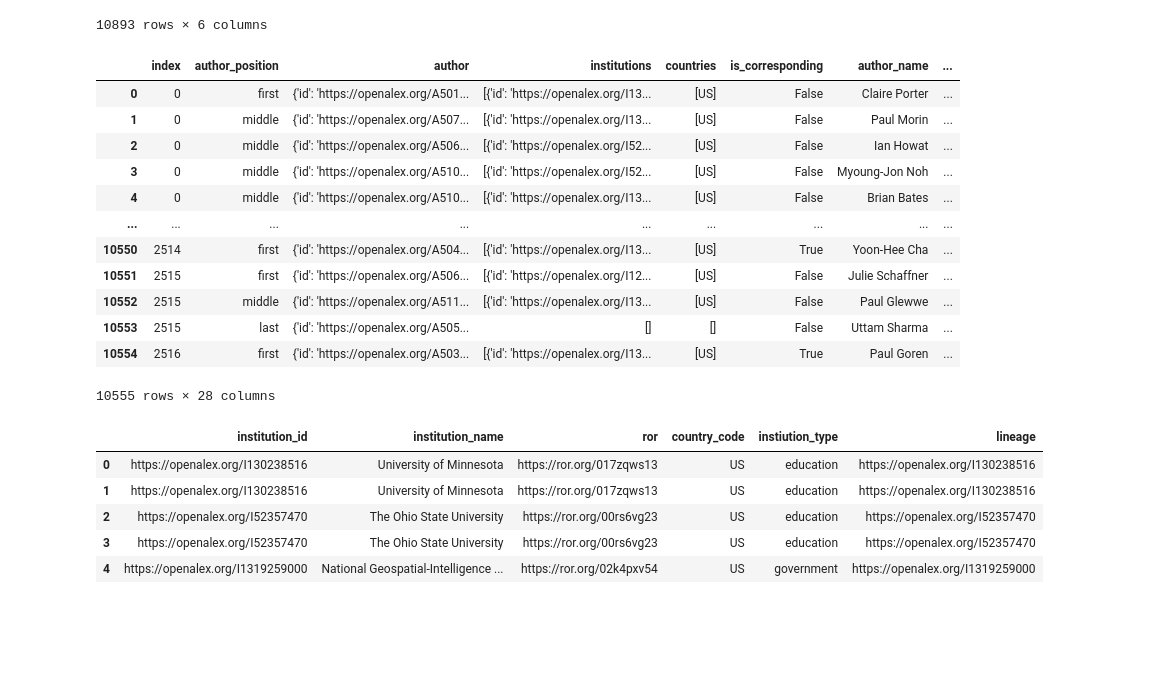
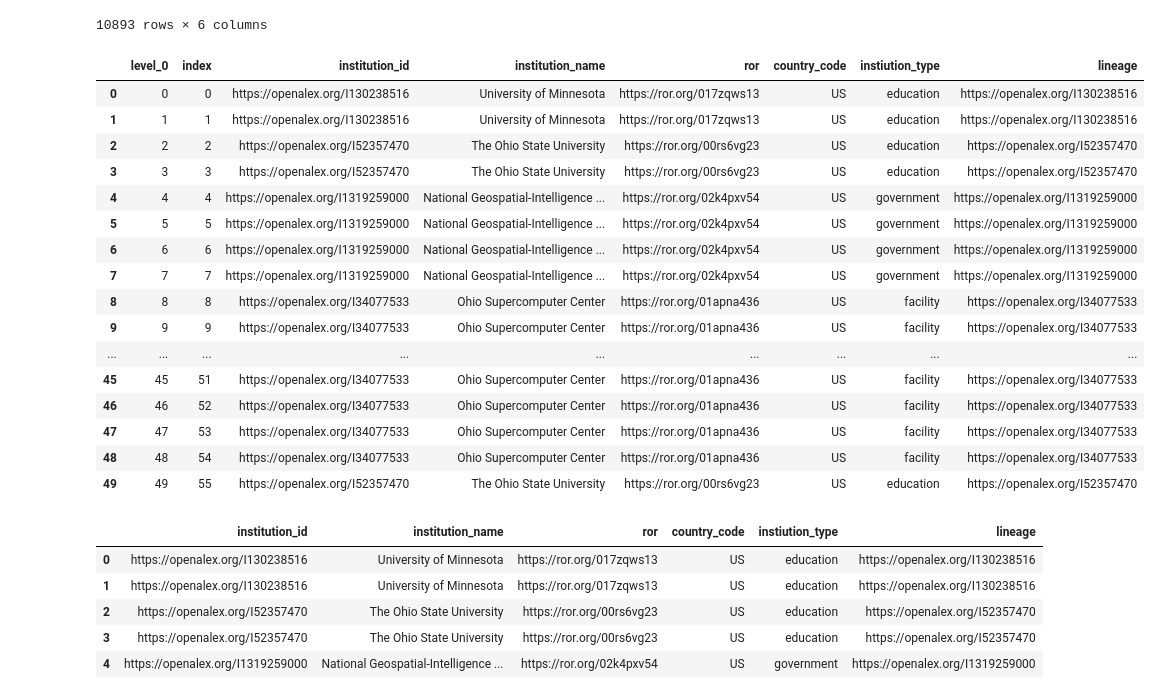
Before and after one commit to senderrr/OpenAlex, a Jupyter notebook: OpenAlex.ipynb, the cells around one changed output. Saved outputs shown, nothing was run; the diff lists cells and outputs as text; code cells hidden in the pictures; blank space fills up the shorter version.

```diff
--- a/OpenAlex.ipynb
+++ b/OpenAlex.ipynb
@@ -326,22 +312,26 @@ institution_df
 | 10552 | https://openalex.org/I130238516 | University of Minnesota | https://ror.org/017zqws13 | US | education | https://openalex.org/I130238516 |
 | 10554 | https://openalex.org/I130238516 | University of Minnesota | https://ror.org/017zqws13 | US | education | https://openalex.org/I130238516 |
 10893 rows × 6 columns
-# %%
-authors_df
-# %% [output]
-|  | index | author_position | author | institutions | countries | is_corresponding | author_name | ... |
-| 0 | 0 | first | {'id': 'https://openalex.org/A501... | [{'id': 'https://openalex.org/I13... | [US] | False | Claire Porter | ... |
-| 1 | 0 | middle | {'id': 'https://openalex.org/A507... | [{'id': 'https://openalex.org/I13... | [US] | False | Paul Morin | ... |
-| 2 | 0 | middle | {'id': 'https://openalex.org/A506... | [{'id': 'https://openalex.org/I52... | [US] | False | Ian Howat | ... |
-| 3 | 0 | middle | {'id': 'https://openalex.org/A510... | [{'id': 'https://openalex.org/I52... | [US] | False | Myoung-Jon Noh | ... |
-| 4 | 0 | middle | {'id': 'https://openalex.org/A510... | [{'id': 'https://openalex.org/I13... | [US] | False | Brian Bates | ... |
-| ... | ... | ... | ... | ... | ... | ... | ... | ... |
-| 10550 | 2514 | first | {'id': 'https://openalex.org/A504... | [{'id': 'https://openalex.org/I13... | [US] | True | Yoon-Hee Cha | ... |
-| 10551 | 2515 | first | {'id': 'https://openalex.org/A506... | [{'id': 'https://openalex.org/I12... | [US] | False | Julie Schaffner | ... |
-| 10552 | 2515 | middle | {'id': 'https://openalex.org/A511... | [{'id': 'https://openalex.org/I13... | [US] | False | Paul Glewwe | ... |
-| 10553 | 2515 | last | {'id': 'https://openalex.org/A505... | [] | [] | False | Uttam Sharma | ... |
-| 10554 | 2516 | first | {'id': 'https://openalex.org/A503... | [{'id': 'https://openalex.org/I13... | [US] | True | Paul Goren | ... |
-10555 rows × 28 columns
+# %%
+institution_df.head(50)
+# %% [output]
+|  | level_0 | index | institution_id | institution_name | ror | country_code | instiution_type | lineage |
+| 0 | 0 | 0 | https://openalex.org/I130238516 | University of Minnesota | https://ror.org/017zqws13 | US | education | https://openalex.org/I130238516 |
+| 1 | 1 | 1 | https://openalex.org/I130238516 | University of Minnesota | https://ror.org/017zqws13 | US | education | https://openalex.org/I130238516 |
+| 2 | 2 | 2 | https://openalex.org/I52357470 | The Ohio State University | https://ror.org/00rs6vg23 | US | education | https://openalex.org/I52357470 |
+| 3 | 3 | 3 | https://openalex.org/I52357470 | The Ohio State University | https://ror.org/00rs6vg23 | US | education | https://openalex.org/I52357470 |
+| 4 | 4 | 4 | https://openalex.org/I1319259000 | National Geospatial-Intelligence ... | https://ror.org/02k4pxv54 | US | government | https://openalex.org/I1319259000 |
+| 5 | 5 | 5 | https://openalex.org/I1319259000 | National Geospatial-Intelligence ... | https://ror.org/02k4pxv54 | US | government | https://openalex.org/I1319259000 |
+| 6 | 6 | 6 | https://openalex.org/I1319259000 | National Geospatial-Intelligence ... | https://ror.org/02k4pxv54 | US | government | https://openalex.org/I1319259000 |
+| 7 | 7 | 7 | https://openalex.org/I1319259000 | National Geospatial-Intelligence ... | https://ror.org/02k4pxv54 | US | government | https://openalex.org/I1319259000 |
+| 8 | 8 | 8 | https://openalex.org/I34077533 | Ohio Supercomputer Center | https://ror.org/01apna436 | US | facility | https://openalex.org/I34077533 |
+| 9 | 9 | 9 | https://openalex.org/I34077533 | Ohio Supercomputer Center | https://ror.org/01apna436 | US | facility | https://openalex.org/I34077533 |
+| ... | ... | ... | ... | ... | ... | ... | ... | ... |
+| 45 | 45 | 51 | https://openalex.org/I34077533 | Ohio Supercomputer Center | https://ror.org/01apna436 | US | facility | https://openalex.org/I34077533 |
+| 46 | 46 | 52 | https://openalex.org/I34077533 | Ohio Supercomputer Center | https://ror.org/01apna436 | US | facility | https://openalex.org/I34077533 |
+| 47 | 47 | 53 | https://openalex.org/I34077533 | Ohio Supercomputer Center | https://ror.org/01apna436 | US | facility | https://openalex.org/I34077533 |
+| 48 | 48 | 54 | https://openalex.org/I34077533 | Ohio Supercomputer Center | https://ror.org/01apna436 | US | facility | https://openalex.org/I34077533 |
+| 49 | 49 | 55 | https://openalex.org/I52357470 | The Ohio State University | https://ror.org/00rs6vg23 | US | education | https://openalex.org/I52357470 |
 # %%
 institution_df = institution_df.rename(columns={'id':'institution_id', 'display_name': 'institution_name', 'type': 'instiution_type'})
 authors_df = authors_df.rename(columns={'display_name': 'author_name','id': 'record_id'})
```
Also changed, not shown: parts of 22 cells of this notebook, 2 other files.
